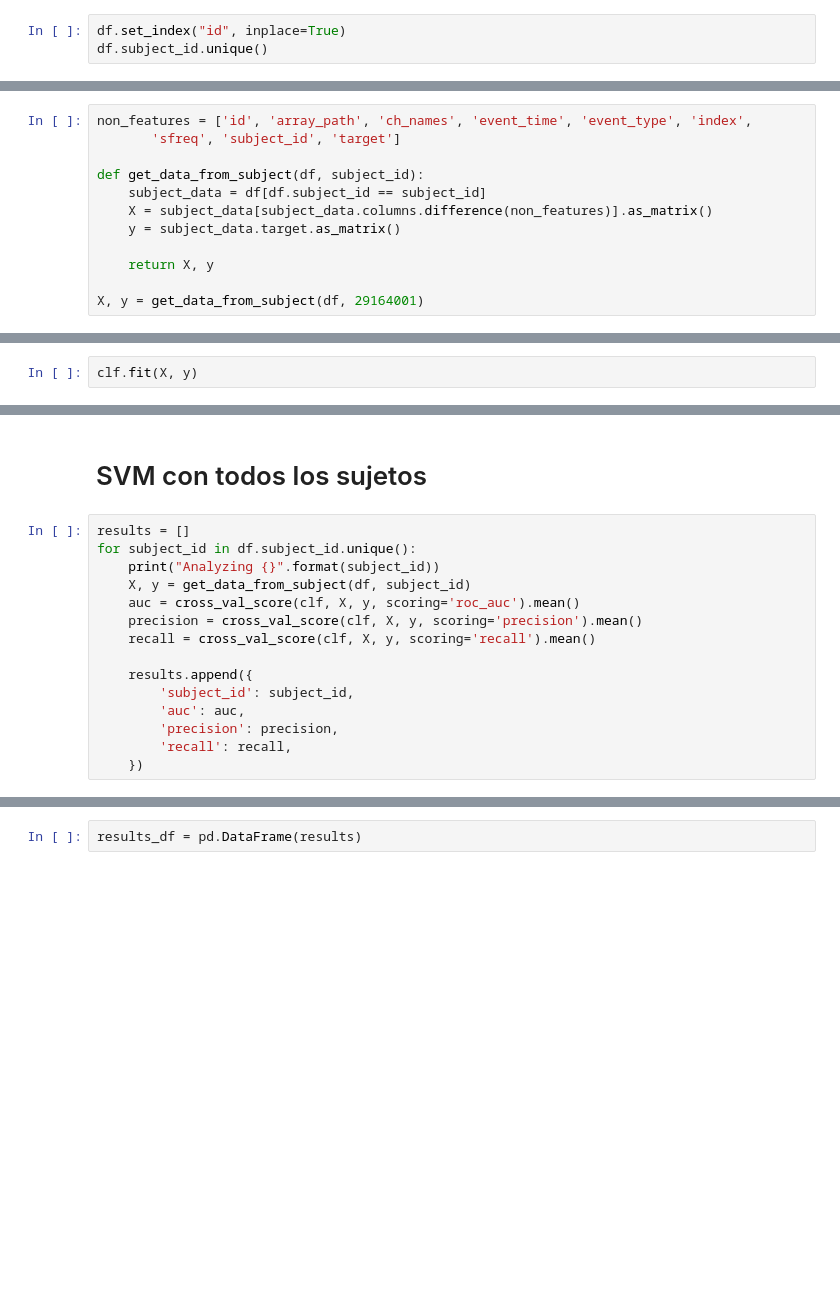
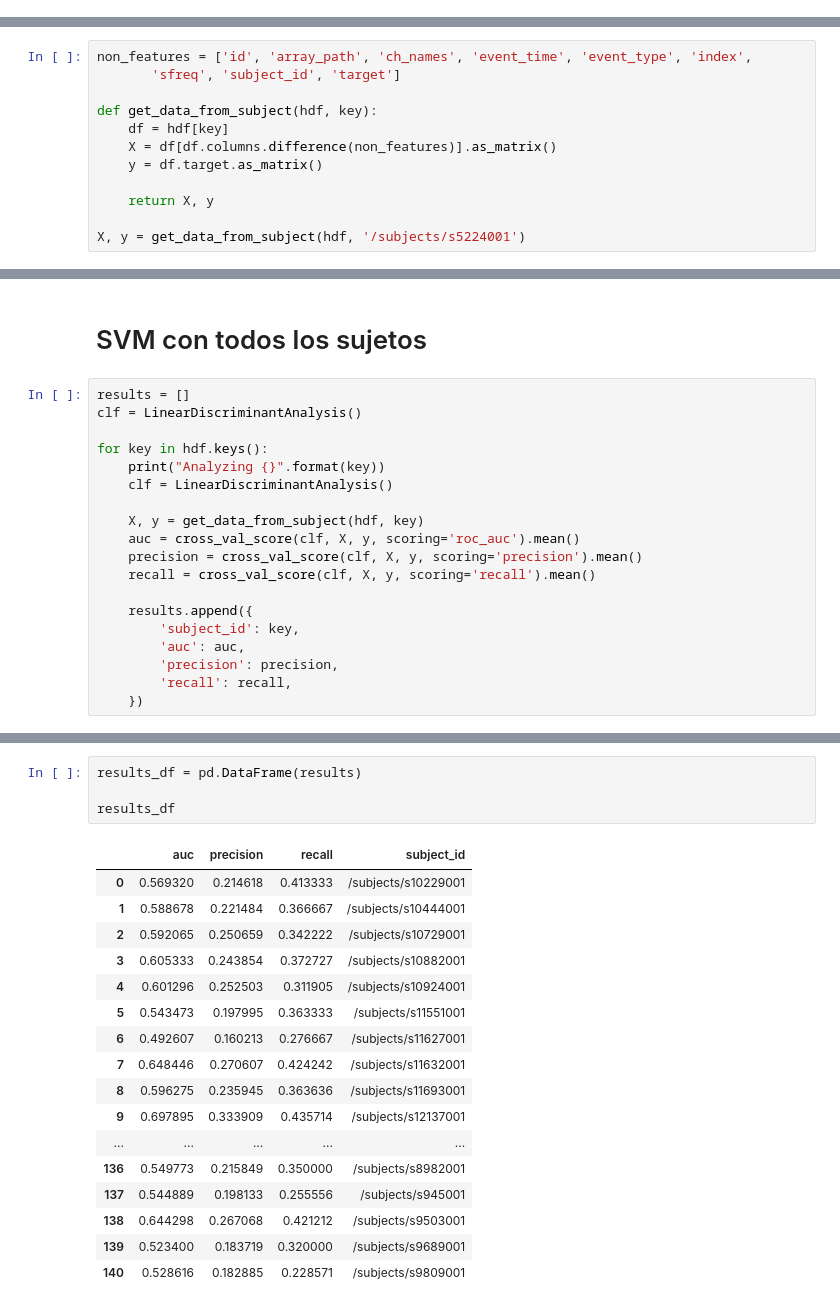
Before and after one commit to finiteautomata/p300speller, a Jupyter notebook: notebooks/classification.ipynb, the cells around one changed output, grey strips where cells are left out. Cells and saved outputs as stored; diff of their text form; blank space fills up the shorter version.

Commit message:
Classification results.

```diff
--- a/notebooks/classification.ipynb
+++ b/notebooks/classification.ipynb
@@ -33,5 +42,2 @@ Index(['id', 'array_path', 'ch_names', 'event_time', 'event_type', 'index',
 # %% [markdown]
 Veamos cuántos sujetos tenemos
-# %%
-df.set_index("id", inplace=True)
-df.subject_id.unique()
@@ -59,14 +47,14 @@ Tomemos uno: 29164001
 non_features = ['id', 'array_path', 'ch_names', 'event_time', 'event_type', 'index',
        'sfreq', 'subject_id', 'target']
 
-def get_data_from_subject(df, subject_id):
-    subject_data = df[df.subject_id == subject_id]
-    X = subject_data[subject_data.columns.difference(non_features)].as_matrix()
-    y = subject_data.target.as_matrix()
+def get_data_from_subject(hdf, key):
+    df = hdf[key]
+    X = df[df.columns.difference(non_features)].as_matrix()
+    y = df.target.as_matrix()
 
     return X, y
 
-X, y = get_data_from_subject(df, 29164001)
+X, y = get_data_from_subject(hdf, '/subjects/s5224001')
 # %% [markdown]
 # DecisionTree
 # %%
@@ -101,2 +88,0 @@ cross_val_score(clf, X, y, scoring='roc_auc', cv=10).mean()
-# %%
-clf.fit(X, y)
@@ -130,15 +109,19 @@ Como vemos, están bastante desbalanceadas las clases
 # SVM con todos los sujetos
 # %%
 results = []
-for subject_id in df.subject_id.unique():
-    print("Analyzing {}".format(subject_id))
-    X, y = get_data_from_subject(df, subject_id)
+clf = LinearDiscriminantAnalysis()
+
+for key in hdf.keys():
+    print("Analyzing {}".format(key))
+    clf = LinearDiscriminantAnalysis()
+
+    X, y = get_data_from_subject(hdf, key)
     auc = cross_val_score(clf, X, y, scoring='roc_auc').mean()
     precision = cross_val_score(clf, X, y, scoring='precision').mean()
     recall = cross_val_score(clf, X, y, scoring='recall').mean()
 
     results.append({
-        'subject_id': subject_id,
+        'subject_id': key,
         'auc': auc,
         'precision': precision,
         'recall': recall,
@@ -181,2 +213,22 @@ Analyzing 19561001
 # %%
 results_df = pd.DataFrame(results)
+
+results_df
+# %% [output]
+|  | auc | precision | recall | subject_id |
+| 0 | 0.569320 | 0.214618 | 0.413333 | /subjects/s10229001 |
+| 1 | 0.588678 | 0.221484 | 0.366667 | /subjects/s10444001 |
+| 2 | 0.592065 | 0.250659 | 0.342222 | /subjects/s10729001 |
+| 3 | 0.605333 | 0.243854 | 0.372727 | /subjects/s10882001 |
+| 4 | 0.601296 | 0.252503 | 0.311905 | /subjects/s10924001 |
+| 5 | 0.543473 | 0.197995 | 0.363333 | /subjects/s11551001 |
+| 6 | 0.492607 | 0.160213 | 0.276667 | /subjects/s11627001 |
+| 7 | 0.648446 | 0.270607 | 0.424242 | /subjects/s11632001 |
+| 8 | 0.596275 | 0.235945 | 0.363636 | /subjects/s11693001 |
+| 9 | 0.697895 | 0.333909 | 0.435714 | /subjects/s12137001 |
+| ... | ... | ... | ... | ... |
+| 136 | 0.549773 | 0.215849 | 0.350000 | /subjects/s8982001 |
+| 137 | 0.544889 | 0.198133 | 0.255556 | /subjects/s945001 |
+| 138 | 0.644298 | 0.267068 | 0.421212 | /subjects/s9503001 |
+| 139 | 0.523400 | 0.183719 | 0.320000 | /subjects/s9689001 |
+| 140 | 0.528616 | 0.182885 | 0.228571 | /subjects/s9809001 |
```
Also changed, not shown: parts of 11 cells of this notebook.
